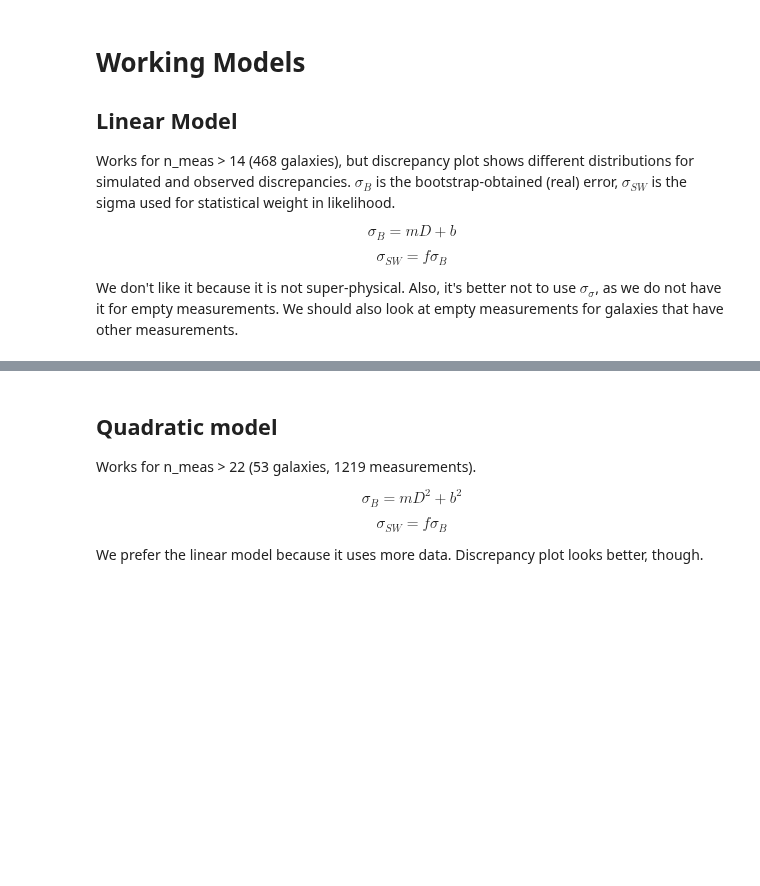
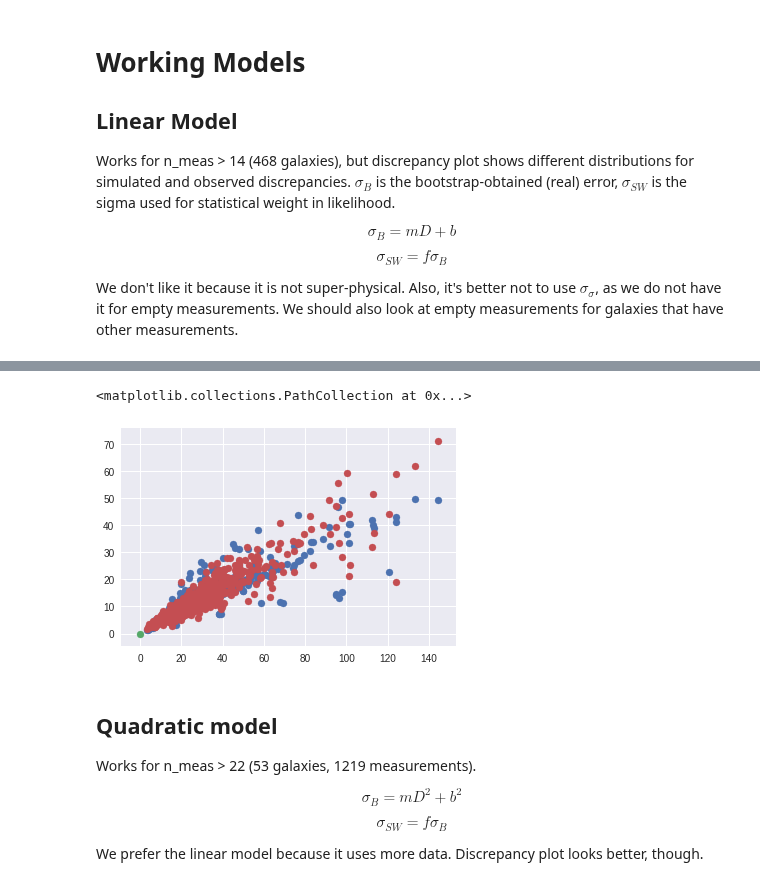
Before and after one commit to saint-germain/anisotropias, a Jupyter notebook: correctdiscrepancy.ipynb, the cells around one changed output, grey strips where cells are left out. Cells and saved outputs as stored; diff of their text form; code cells hidden in the pictures; blank space fills up the shorter version.

```diff
--- a/correctdiscrepancy.ipynb
+++ b/correctdiscrepancy.ipynb
@@ -287,3 +278,12 @@ plt.scatter(x,sth[0]*x+sth[1])
+# %%
+modpar=samples[np.random.randint(len(samples))]
+ysim=np.random.normal(modpar[0]*x+modpar[1],modpar[2]*(modpar[0]*x+modpar[1]))
+plt.scatter(x,y)
+plt.scatter([0],[0])
+plt.scatter(x,ysim)
+# %% [output]
+<matplotlib.collections.PathCollection at 0x...>
+[figure, added]
 # %% [markdown]
 ## Quadratic model
 
```
Also changed, not shown: parts of 17 cells of this notebook.
